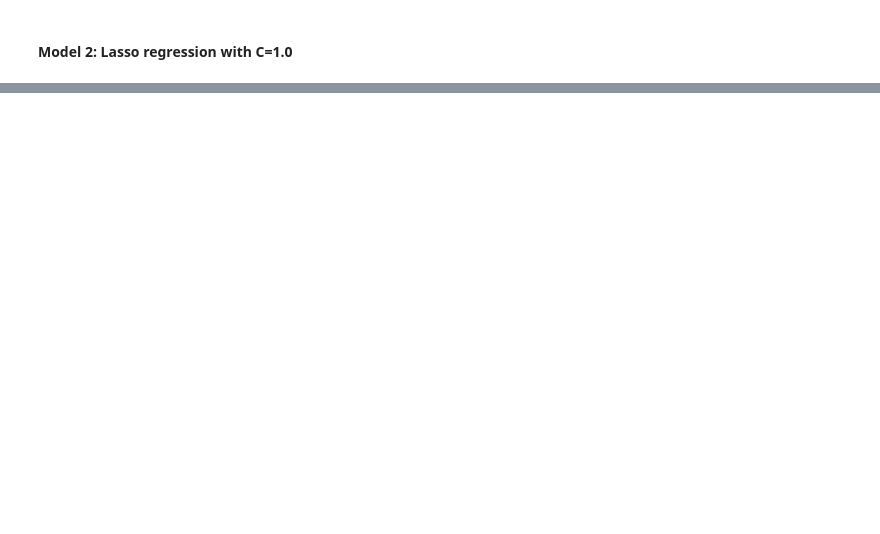
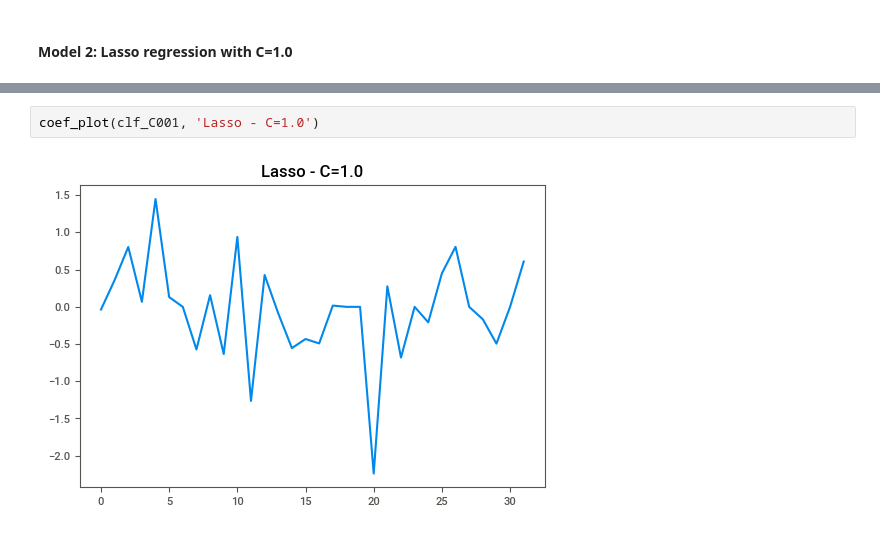
Before and after one commit to slidwell44/hw1_aap, a Jupyter notebook: hw1_main.ipynb, the cells around one changed output, grey strips where cells are left out. Saved outputs shown, nothing was run; the diff lists cells and outputs as text; blank space fills up the shorter version.

```diff
--- a/hw1_main.ipynb
+++ b/hw1_main.ipynb
@@ -305,0 +367,4 @@ plt.show()
+# %%
+coef_plot(clf_C001, 'Lasso - C=1.0')
+# %% [output]
+[figure, added]
```
Also changed, not shown: parts of 47 cells of this notebook.
